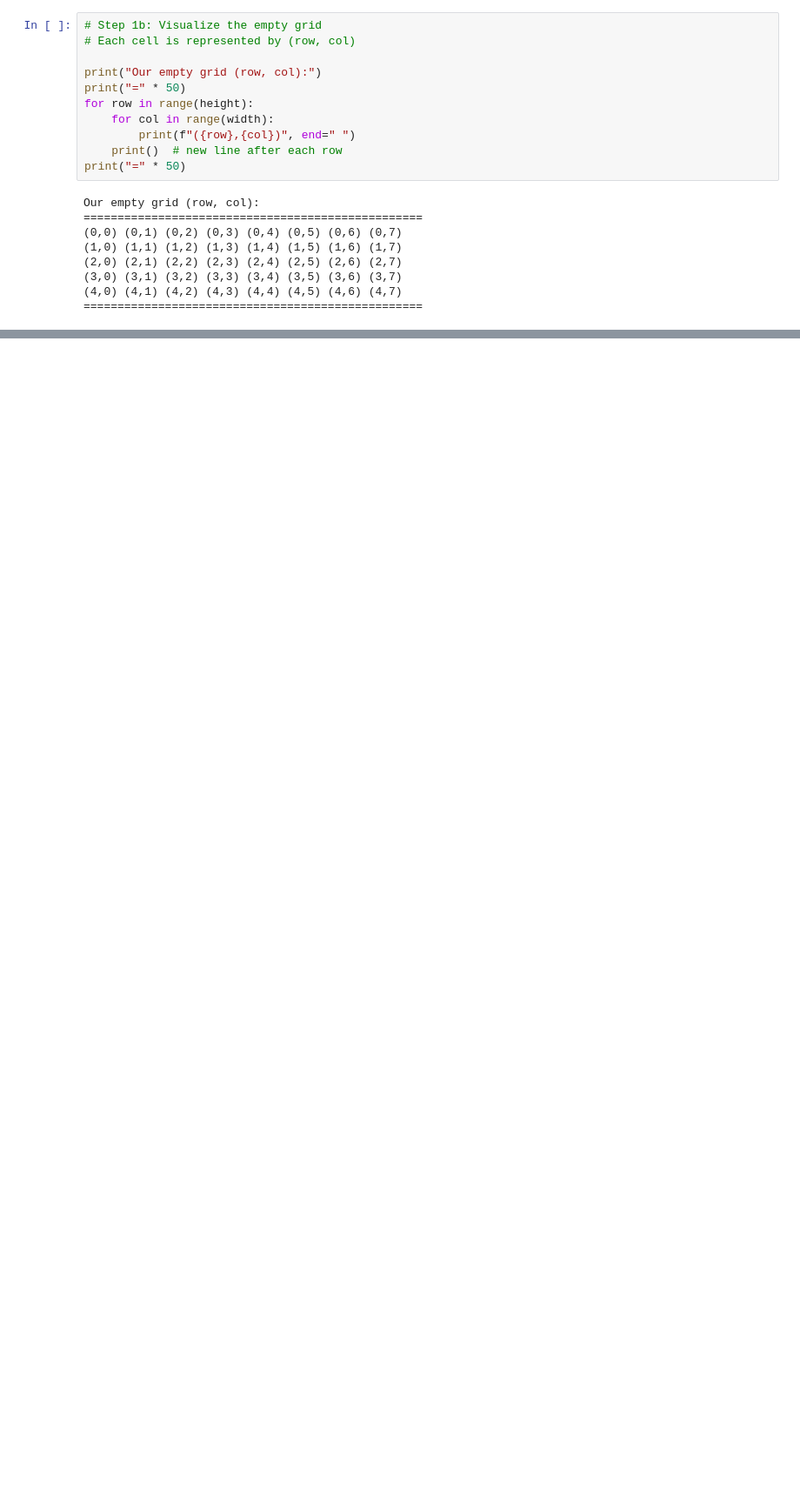
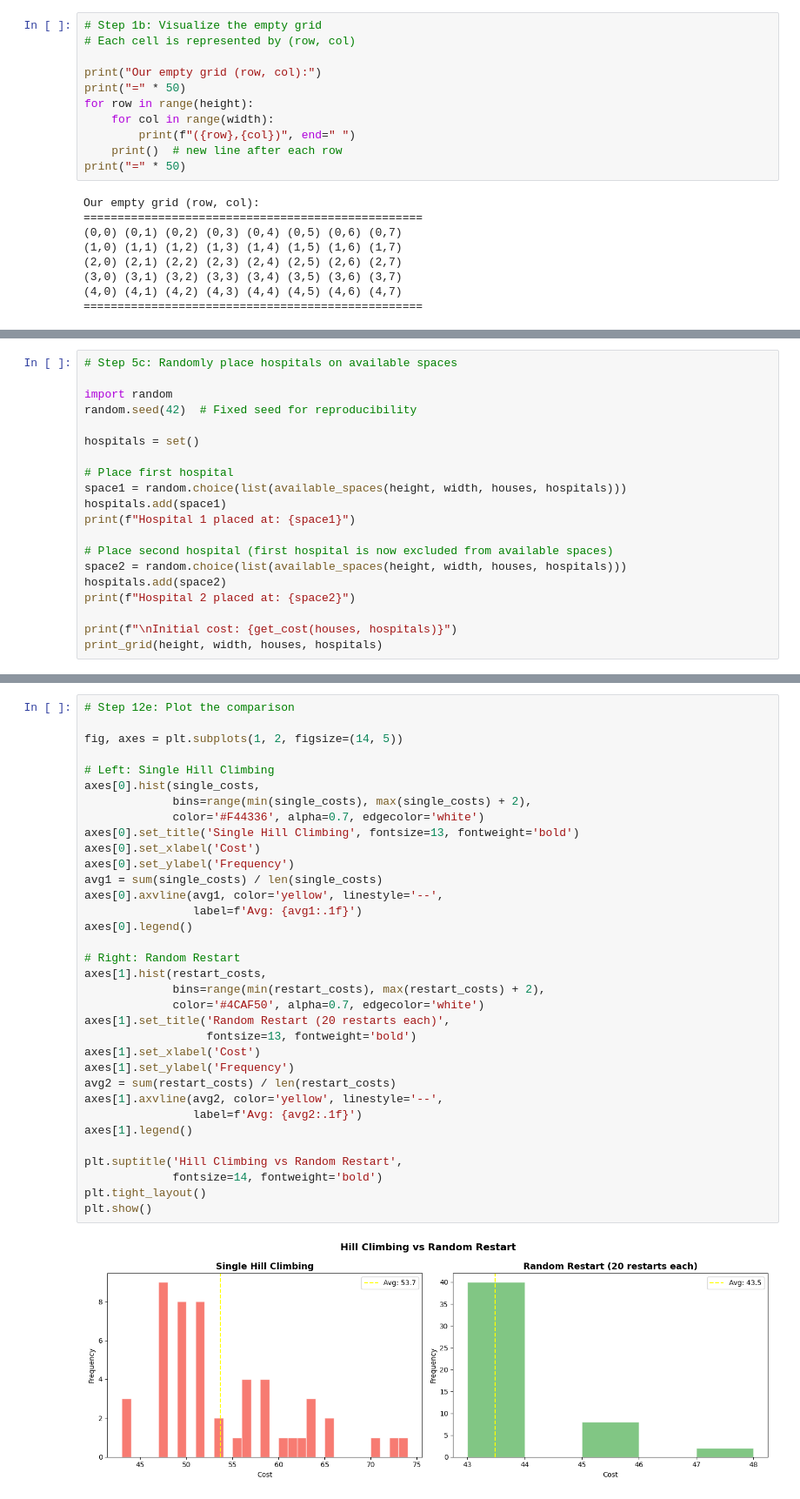
Before and after one commit to pyarelalchauhan/DSE313_AI, a Jupyter notebook: Optimization/Hill_Climbing/DSE313_AI_Hill_climbing.ipynb, the cells around one changed output, grey strips where cells are left out. Shown at 87% size. Cells and saved outputs as stored; diff of their text form; blank space fills up the shorter version.

```diff
--- a/Optimization/Hill_Climbing/DSE313_AI_Hill_climbing.ipynb
+++ b/Optimization/Hill_Climbing/DSE313_AI_Hill_climbing.ipynb
@@ -1123,0 +585,20 @@ function HILL-CLIMB(problem):
+# %%
+# Step 5c: Randomly place hospitals on available spaces
+
+import random
+random.seed(42)  # Fixed seed for reproducibility
+
+hospitals = set()
+
+# Place first hospital
+space1 = random.choice(list(available_spaces(height, width, houses, hospitals)))
+hospitals.add(space1)
+print(f"Hospital 1 placed at: {space1}")
+
+# Place second hospital (first hospital is now excluded from available spaces)
+space2 = random.choice(list(available_spaces(height, width, houses, hospitals)))
+hospitals.add(space2)
+print(f"Hospital 2 placed at: {space2}")
+
+print(f"\nInitial cost: {get_cost(houses, hospitals)}")
+print_grid(height, width, houses, hospitals)
@@ -1123,0 +1349,36 @@ function HILL-CLIMB(problem):
+# %%
+# Step 12e: Plot the comparison
+
+fig, axes = plt.subplots(1, 2, figsize=(14, 5))
+
+# Left: Single Hill Climbing
+axes[0].hist(single_costs,
+             bins=range(min(single_costs), max(single_costs) + 2),
+             color='#F44336', alpha=0.7, edgecolor='white')
+axes[0].set_title('Single Hill Climbing', fontsize=13, fontweight='bold')
+axes[0].set_xlabel('Cost')
+axes[0].set_ylabel('Frequency')
+avg1 = sum(single_costs) / len(single_costs)
+axes[0].axvline(avg1, color='yellow', linestyle='--',
+                label=f'Avg: {avg1:.1f}')
+axes[0].legend()
+
+# Right: Random Restart
+axes[1].hist(restart_costs,
+             bins=range(min(restart_costs), max(restart_costs) + 2),
+             color='#4CAF50', alpha=0.7, edgecolor='white')
+axes[1].set_title('Random Restart (20 restarts each)',
+                  fontsize=13, fontweight='bold')
+axes[1].set_xlabel('Cost')
+axes[1].set_ylabel('Frequency')
+avg2 = sum(restart_costs) / len(restart_costs)
+axes[1].axvline(avg2, color='yellow', linestyle='--',
+                label=f'Avg: {avg2:.1f}')
+axes[1].legend()
+
+plt.suptitle('Hill Climbing vs Random Restart',
+             fontsize=14, fontweight='bold')
+plt.tight_layout()
+plt.show()
+# %% [output]
+[figure, added]
```
Also changed, not shown: parts of 117 cells of this notebook, 3 other files.
